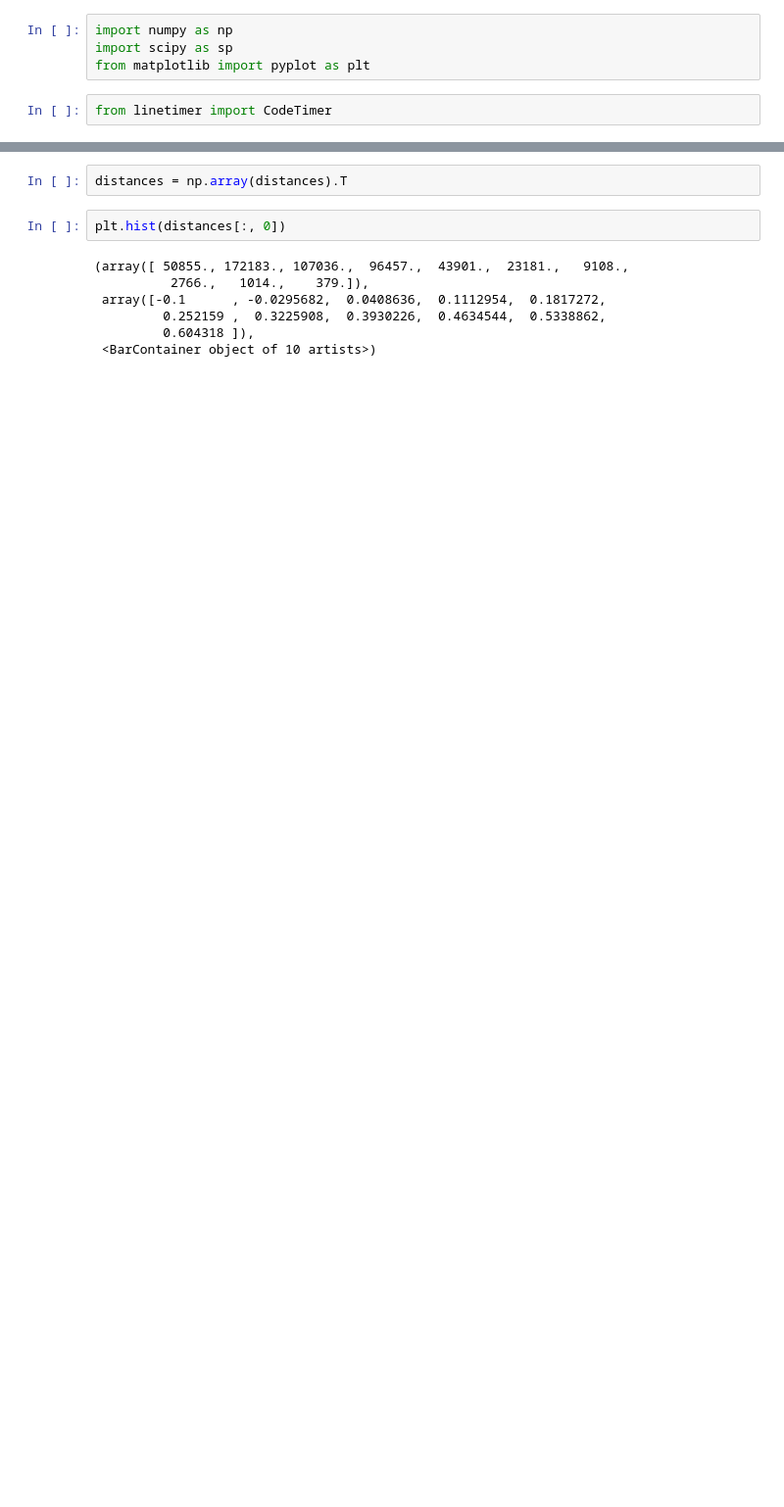
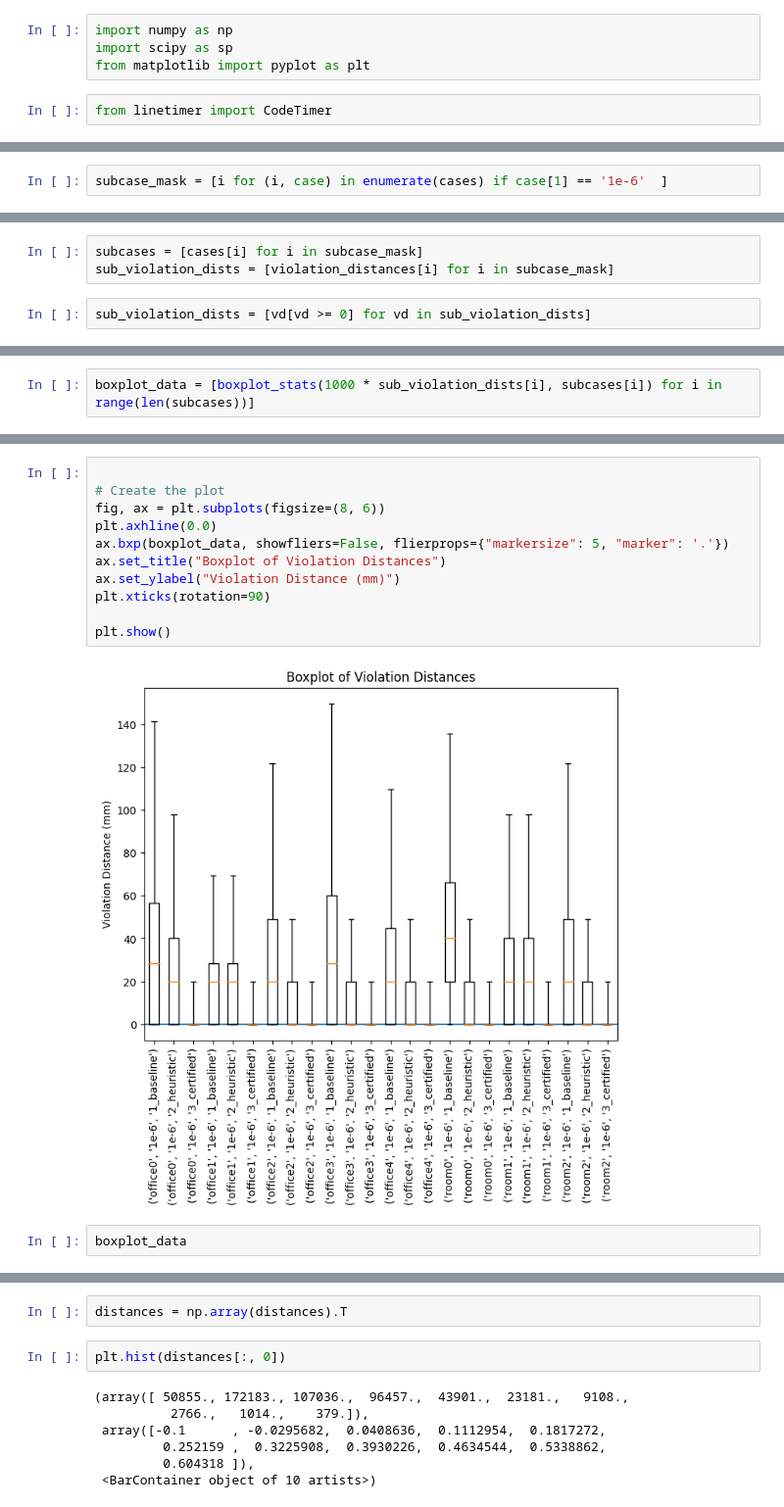
Before and after one commit to dasc-lab/nvblox, a Jupyter notebook: nvblox/analysis_of_violations_ply.ipynb, the cells around one changed output, grey strips where cells are left out. Shown at 98% size. Drawn from its saved outputs; the diff is of its cells as text; blank space fills up the shorter version.

Commit message:
more data analysis

```diff
--- a/nvblox/analysis_of_violations_ply.ipynb
+++ b/nvblox/analysis_of_violations_ply.ipynb
@@ -45,0 +257,2 @@ ply_files = ["eval_results_office0/violations_baseline.ply",
+# %%
+subcase_mask = [i for (i, case) in enumerate(cases) if case[1] == '1e-6'  ]
@@ -45,0 +279,5 @@ ply_files = ["eval_results_office0/violations_baseline.ply",
+# %%
+subcases = [cases[i] for i in subcase_mask]
+sub_violation_dists = [violation_distances[i] for i in subcase_mask]
+# %%
+sub_violation_dists = [vd[vd >= 0] for vd in sub_violation_dists]
@@ -45,0 +324,2 @@ ply_files = ["eval_results_office0/violations_baseline.ply",
+# %%
+boxplot_data = [boxplot_stats(1000 * sub_violation_dists[i], subcases[i]) for i in range(len(subcases))]
@@ -45,0 +346,15 @@ ply_files = ["eval_results_office0/violations_baseline.ply",
+# %%
+
+# Create the plot
+fig, ax = plt.subplots(figsize=(8, 6))
+plt.axhline(0.0)
+ax.bxp(boxplot_data, showfliers=False, flierprops={"markersize": 5, "marker": '.'})
+ax.set_title("Boxplot of Violation Distances")
+ax.set_ylabel("Violation Distance (mm)")
+plt.xticks(rotation=90)
+
+plt.show()
+# %% [output]
+[figure, added]
+# %%
+boxplot_data
```
Also changed, not shown: parts of 22 cells of this notebook, 1 other file.
